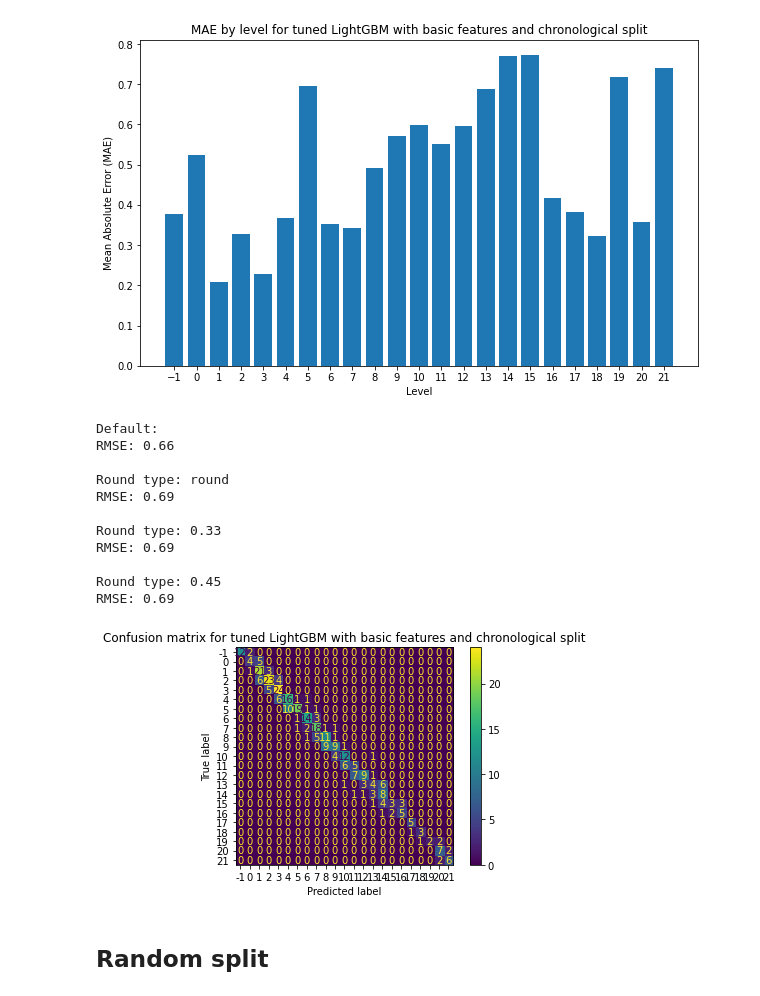
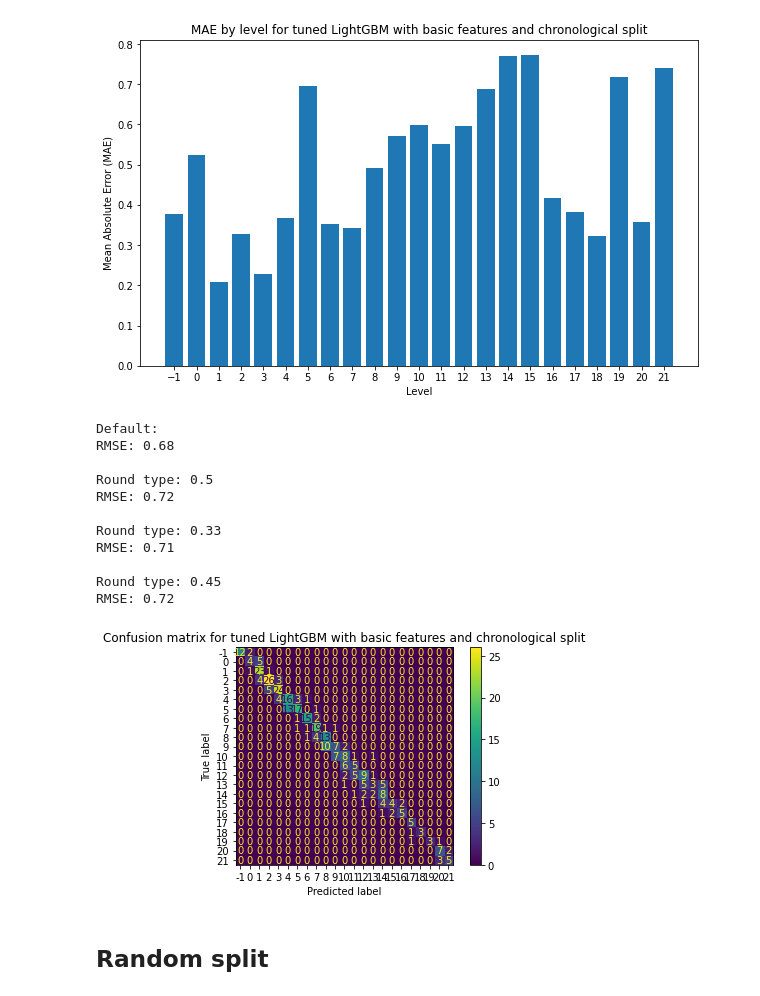
Before and after one commit to Paulina100/ML-for-TTRPG-game-design, a Jupyter notebook: notebooks/models/lightgbm/lightgbm_basic.ipynb, the cells around one changed output. Saved outputs shown, nothing was run; the diff lists cells and outputs as text; code cells hidden in the pictures.

```diff
--- a/notebooks/models/lightgbm/lightgbm_basic.ipynb
+++ b/notebooks/models/lightgbm/lightgbm_basic.ipynb
@@ -420,28 +420,27 @@ plot_mae_by_level(
 [figure]
 # %%
 predict = lgb_tuned.predict(X_test)
-check_round_predictions(["round", 0.33, 0.45], y_test, predict)
+check_round_predictions([0.5, 0.33, 0.45], y_test, predict)
 # %% [output]
 Default:
-RMSE: 0.66
+RMSE: 0.68
 
-Round type: round
-RMSE: 0.69
+Round type: 0.5
+RMSE: 0.72
 
 Round type: 0.33
-RMSE: 0.69
+RMSE: 0.71
 
 Round type: 0.45
-RMSE: 0.69
+RMSE: 0.72
 # %%
 plot_confusion_matrix(
-    "round",
     predict,
     y_test,
     title="Confusion matrix for tuned LightGBM with basic features and chronological split",
 )
 # %% [output]
-[figure, old version]
+[figure, new version]
 # %% [markdown]
 ## Random split
 # %%
```
Also changed, not shown: parts of 20 cells of this notebook, 13 other files.
